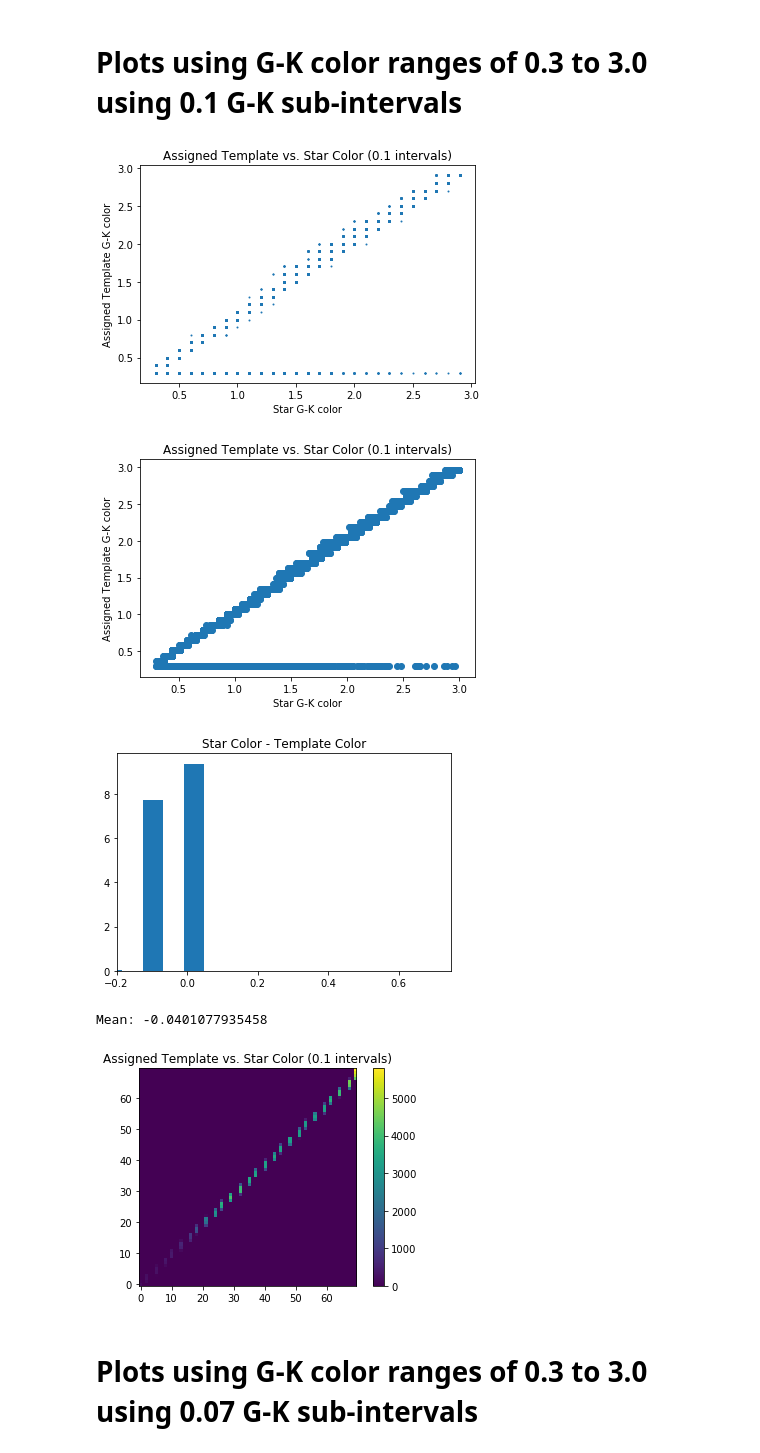
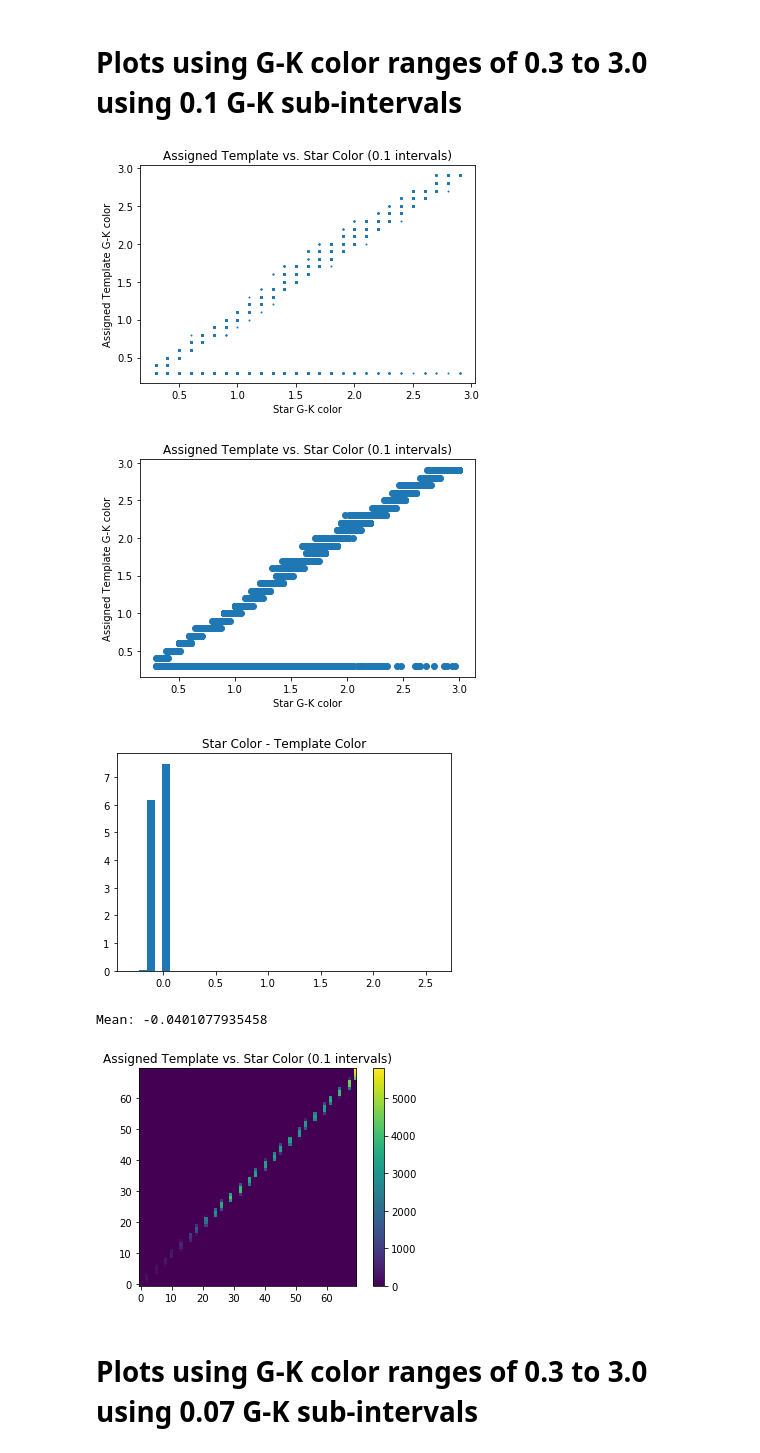
Before and after one commit to leemundy/GAIA, a Jupyter notebook: Work-Areas/khall/notebook/Data/StarFitting.ipynb, the cells around one changed output. Saved outputs shown, nothing was run; the diff lists cells and outputs as text; code cells hidden in the pictures.

```diff
--- a/Work-Areas/khall/notebook/Data/StarFitting.ipynb
+++ b/Work-Areas/khall/notebook/Data/StarFitting.ipynb
@@ -401,7 +401,7 @@ new_Jmag = np.array(new_Jmag)
 new_Hmag = np.array(new_Hmag)
 new_Kmag = np.array(new_Kmag)
 
-colors = np.arange(0.3,3,0.07) # EDIT THIS TO USE DESIRED NUMBER OF COLORS
+colors = np.arange(1,2,0.01) # EDIT THIS TO USE DESIRED NUMBER OF COLORS
 #color = ColorClassification(new_Gmag,new_Kmag,colors)
 color = ColorClassification(Gmag,Kmag,colors)
 
@@ -501,7 +501,7 @@ all_starBands = []
 for i in range(len(Gmag)):
     if(Gmag[i] != np.nan and GBmag[i] != np.nan and GRmag[i] != np.nan and Jmag[i] \
        != np.nan and Hmag[i] != np.nan and Kmag[i] != np.nan and \
-       (Gmag[i]-Kmag[i]) <=3.0 and (Gmag[i]-Kmag[i]) >= 0.3 and (Gmag[i] - Kmag[i]) != np.nan \
+       (Gmag[i]-Kmag[i]) <=2.0 and (Gmag[i]-Kmag[i]) >= 1.0 and (Gmag[i] - Kmag[i]) != np.nan \
       and (Gmag[i]-Hmag[i]) != np.nan):
 
         all_starBands.append([Gmag[i],GBmag[i],GRmag[i],Jmag[i],Hmag[i],Kmag[i]])
@@ -594,7 +658,7 @@ STD of Reduced Chi2 Val: 3.37811816912
 # temp_bin_vals = np.array(temp_bin_vals)
 
 # star_bin_vals_1 = copy.copy(star_bin_vals)
-# temp_bin_vals_1 = copy.copy(temp_bin_vals) KEEP THESE 4 LINES COMMENTED OUT UNLESS BEING USED
+# temp_bin_vals_1 = copy.copy(temp_bin_vals) # KEEP THESE 4 LINES COMMENTED OUT UNLESS BEING USED
 
 # PLOT CURVE RELATING STAR COLOR AND ASSIGNED TEMPLATE COLOR WHERE STAR COLOR IS DIGITIZED
 plt.scatter(star_bin_vals_1,temp_bin_vals_1,s=1.0)
@@ -605,39 +669,39 @@ plt.show()
 
 # CREATING SAME CURVE WHERE STAR COLOR IS NOT DIGITIZED
 diff_1 = []
 for i in range(len(all_starBands)):
     starBands= np.array(all_starBands[i])
     starBands = starBands[~np.isnan(starBands)]
     if(len(starBands) == len(all_starBands[0])):
         diff_1.append(starBands[0] - starBands[5])
 diff_1 = np.array(diff_1)
 
 
-plt.scatter(diff_1,temp_bin_vals)
+plt.scatter(diff_1,temp_bin_vals_1)
 plt.title('Assigned Template vs. Star Color (0.1 intervals)')
 plt.xlabel('Star G-K color')
 plt.ylabel('Assigned Template G-K color')
 plt.show()
 
 # CREATING HISTOGRAM OF THE DIFFERENCE BETWEEN STAR COLOR AND TEMPLATE COLOR
 difference_1 = star_bin_vals_1-temp_bin_vals_1
 
-bins_1 = plt.hist(difference_1,50,normed=True)
-plt.title('Star Color - Template Color')
-plt.xlim([-0.2,0.75])
+bins_1 = plt.hist(difference_1,40,normed=True)
+plt.title('Star Color - Template Color (0.1 intervals)')
+#plt.xlim([-0.2,0.75])
 plt.show()
 print('Mean:',np.mean(difference_1))
 
 # CREATING HEATMAP OF THE FIRST TWO PLOTS ABOVE
 heatmap, xedges, yedges = np.histogram2d(star_bin_vals_1, diff_1, bins=70)
 plt.imshow(heatmap.T, origin='lower')
 plt.title('Assigned Template vs. Star Color (0.1 intervals)')
 plt.colorbar()
 plt.show()
 # %% [output]
 [figure]
-[figure, old version]
+[figure, new version]
-[figure, old version]
+[figure, new version]
 Mean: -0.0401077935458
 [figure]
 # %% [markdown]
```
Also changed, not shown: parts of 24 cells of this notebook.
